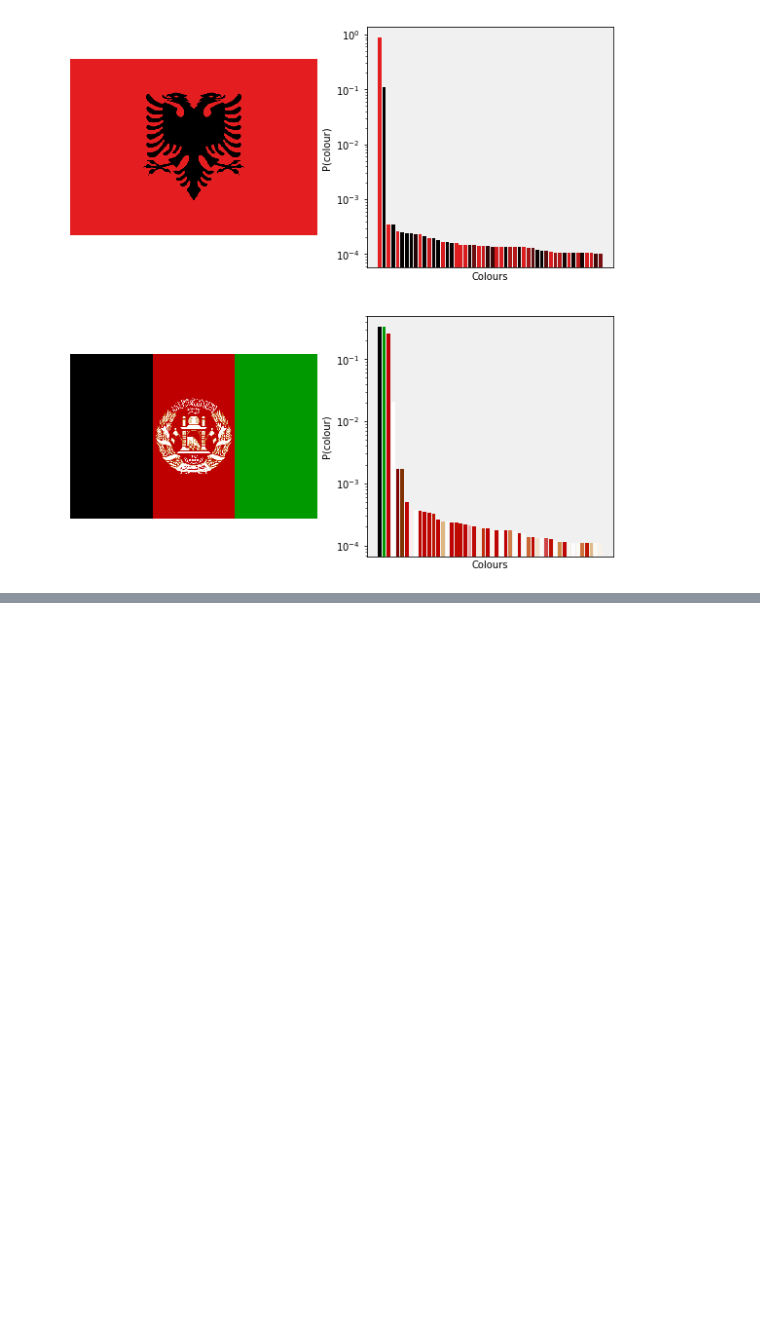
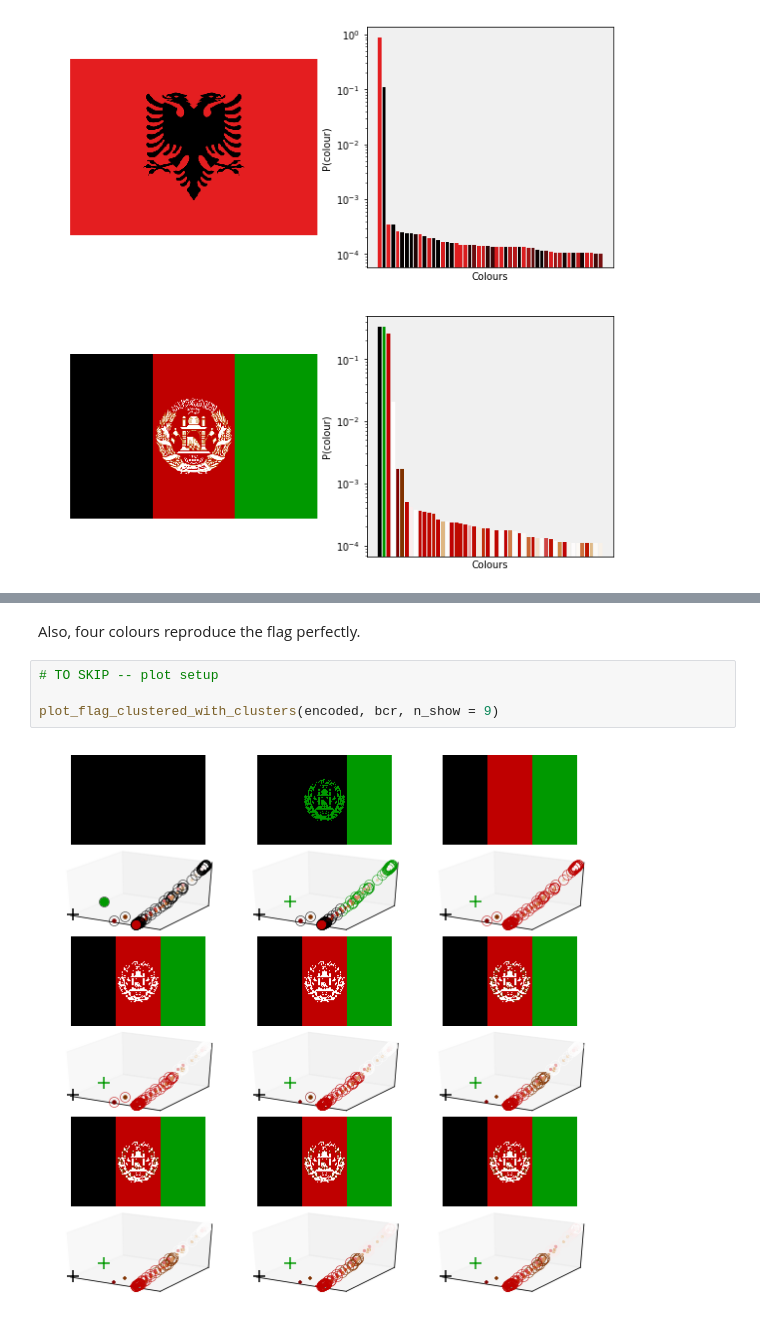
Before and after one commit to bhornung/flags, a Jupyter notebook: notebook/data-explore.ipynb, the cells around one changed output, grey strips where cells are left out. Saved outputs shown, nothing was run; the diff lists cells and outputs as text; blank space fills up the shorter version.

```diff
--- a/notebook/data-explore.ipynb
+++ b/notebook/data-explore.ipynb
@@ -288,0 +223,8 @@ $$
+# %% [markdown]
+Also, four colours reproduce the flag perfectly.
+# %%
+# TO SKIP -- plot setup
+
+plot_flag_clustered_with_clusters(encoded, bcr, n_show = 9)
+# %% [output]
+[figure, added]
```
Also changed, not shown: parts of 33 cells of this notebook, 7 other files.
